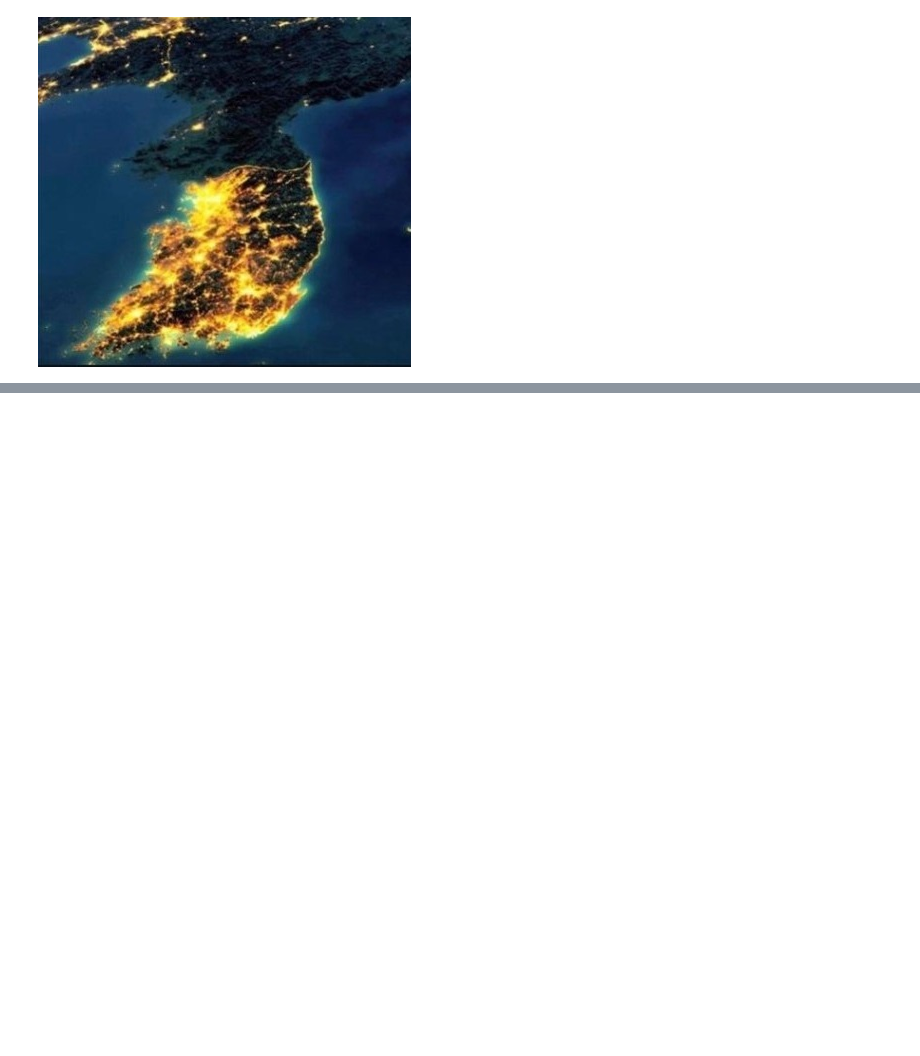
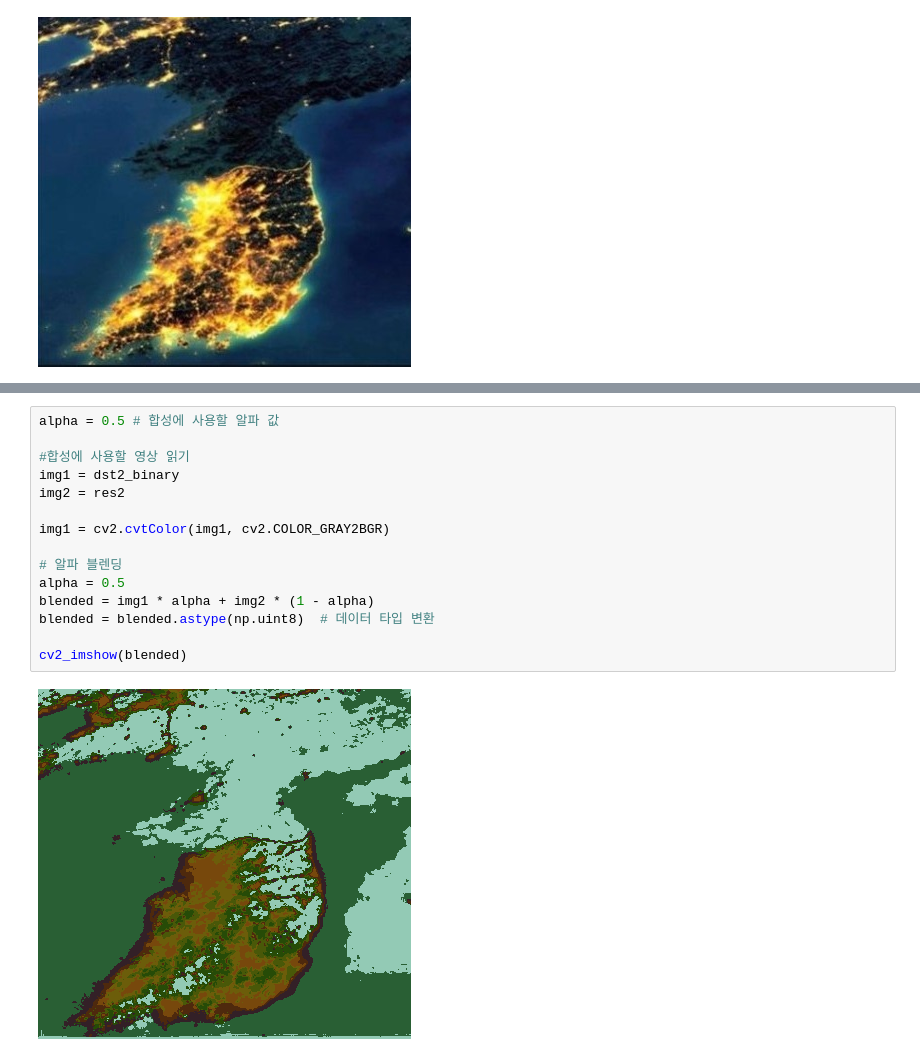
Before and after one commit to ShawnKim2/OpenCV, a Jupyter notebook: final_project/final_project/FNKproject.ipynb, the cells around one changed output, grey strips where cells are left out. Cells and saved outputs as stored; diff of their text form; blank space fills up the shorter version.

```diff
--- a/final_project/final_project/FNKproject.ipynb
+++ b/final_project/final_project/FNKproject.ipynb
@@ -66,0 +72,17 @@ cv2_imshow(dst2)
+# %%
+alpha = 0.5 # 합성에 사용할 알파 값
+
+#합성에 사용할 영상 읽기
+img1 = dst2_binary
+img2 = res2
+
+img1 = cv2.cvtColor(img1, cv2.COLOR_GRAY2BGR)
+
+# 알파 블렌딩
+alpha = 0.5
+blended = img1 * alpha + img2 * (1 - alpha)
+blended = blended.astype(np.uint8)  # 데이터 타입 변환
+
+cv2_imshow(blended)
+# %% [output]
+[figure, added]
```
Also changed, not shown: parts of 6 cells of this notebook.
